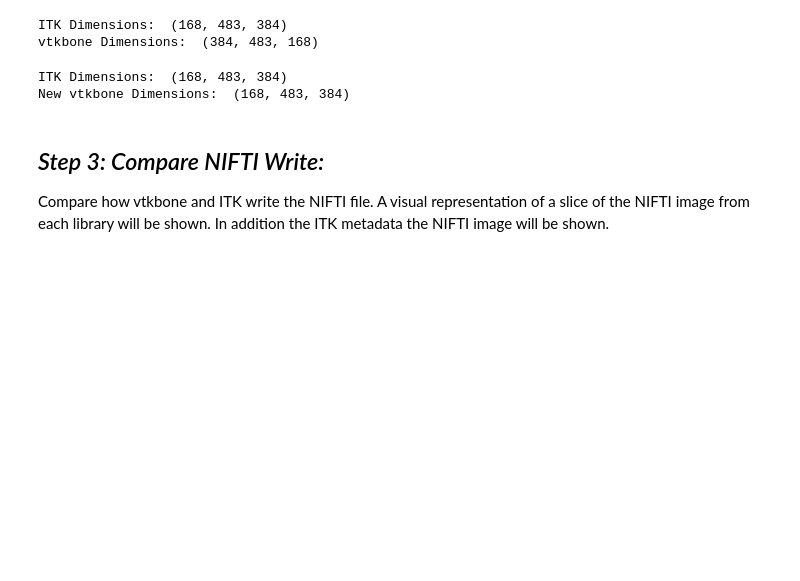
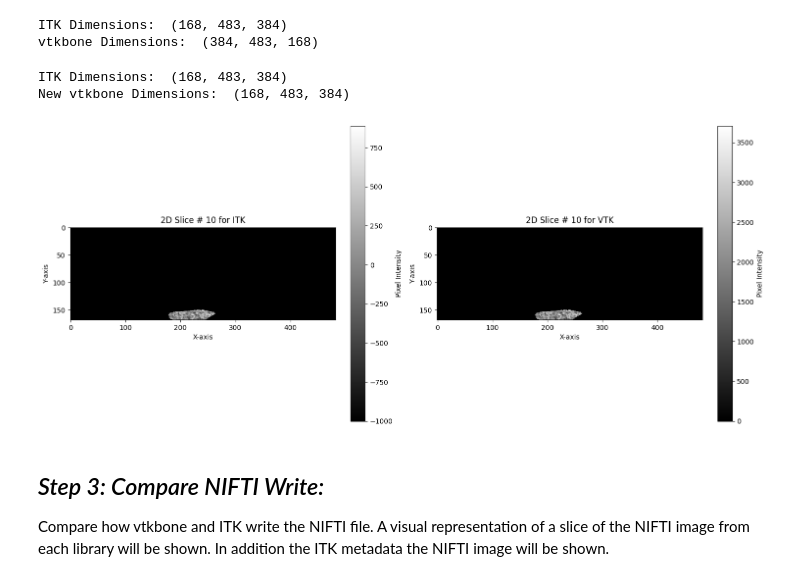
Before and after one commit to ORMIR-XCT/ORMIR_XCT, a Jupyter notebook: examples/ITK_VTK_Outcome.ipynb, the cells around one changed output. Saved outputs shown, nothing was run; the diff lists cells and outputs as text; code cells hidden in the pictures; blank space fills up the shorter version.

Commit message:
added slice visualization

```diff
--- a/examples/ITK_VTK_Outcome.ipynb
+++ b/examples/ITK_VTK_Outcome.ipynb
@@ -161,6 +161,30 @@ print("New vtkbone Dimensions: ", np.shape(new_vtkbone_dimesnsions))
 # %% [output]
 ITK Dimensions:  (168, 483, 384)
 New vtkbone Dimensions:  (168, 483, 384)
+# %%
+# To view the new sliced image
+vtk_selected_slice = new_vtkbone_dimesnsions[:, :, slice_index]
+
+fig, axs = plt.subplots(1, 2, figsize=(15,15))
+
+# ITK plot
+im1 = axs[0].imshow(itk_selected_slice, cmap='gray', )
+axs[0].set_title(f"2D Slice # {slice_index} for ITK")
+axs[0].set_xlabel("X-axis")
+axs[0].set_ylabel("Y-axis")
+fig.colorbar(im1, ax=axs[0], fraction=0.05).set_label("Pixel Intensity")
+
+# VTK plot
+im2 = axs[1].imshow(vtk_selected_slice, cmap='gray')
+axs[1].set_title(f"2D Slice # {slice_index} for VTK")
+axs[1].set_xlabel("X-axis")
+axs[1].set_ylabel("Y-axis")
+fig.colorbar(im2, ax=axs[1], fraction=0.05).set_label("Pixel Intensity")
+
+plt.tight_layout()
+plt.show()
+# %% [output]
+[figure, added]
 # %% [markdown]
 <a name="niftiWrite"></a>
 ## *Step 3: Compare NIFTI Write:*
```
Also changed, not shown: parts of 1 cell of this notebook.
